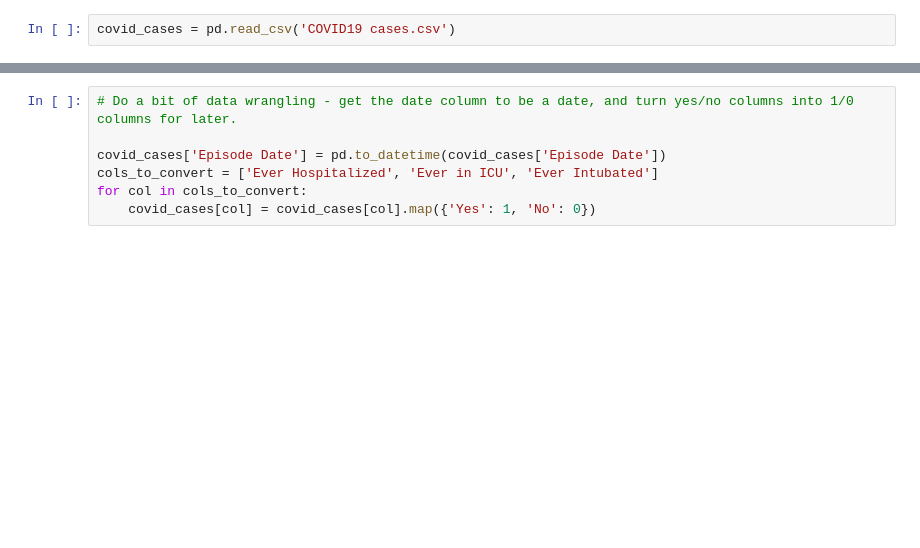
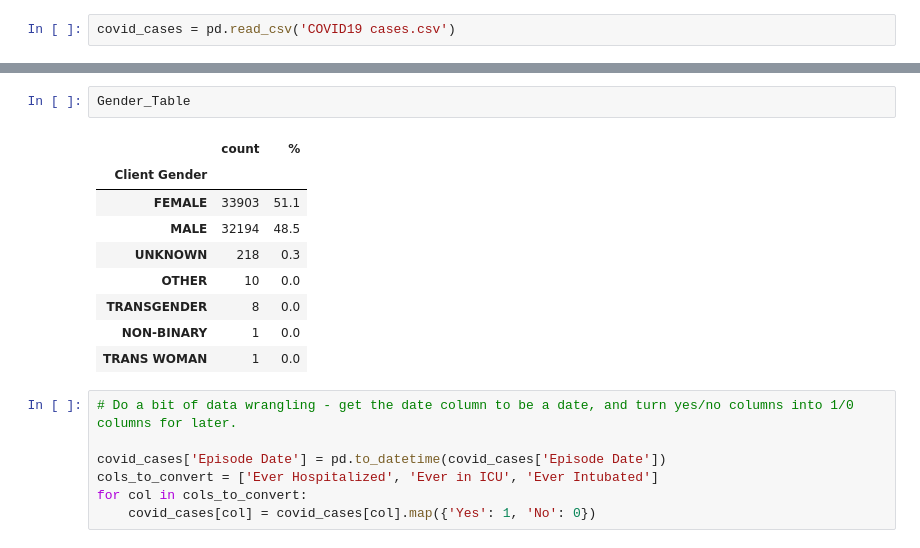
Before and after one commit to sourgrapes-YVR/Toronto_Covid_FSA, a Jupyter notebook: Data Analysis.ipynb, the cells around one changed output, grey strips where cells are left out. Cells and saved outputs as stored; diff of their text form; blank space fills up the shorter version.

```diff
--- a/Data Analysis.ipynb
+++ b/Data Analysis.ipynb
@@ -85,3 +138,15 @@ covid_cases = pd.read_csv('COVID19 cases.csv')
+# %%
+Gender_Table
+# %% [output]
+|  | count | % |
+| Client Gender |  |  |
+| FEMALE | 33903 | 51.1 |
+| MALE | 32194 | 48.5 |
+| UNKNOWN | 218 | 0.3 |
+| OTHER | 10 | 0.0 |
+| TRANSGENDER | 8 | 0.0 |
+| NON-BINARY | 1 | 0.0 |
+| TRANS WOMAN | 1 | 0.0 |
 # %%
 # Do a bit of data wrangling - get the date column to be a date, and turn yes/no columns into 1/0 columns for later.
 
```
Also changed, not shown: parts of 16 cells of this notebook.
